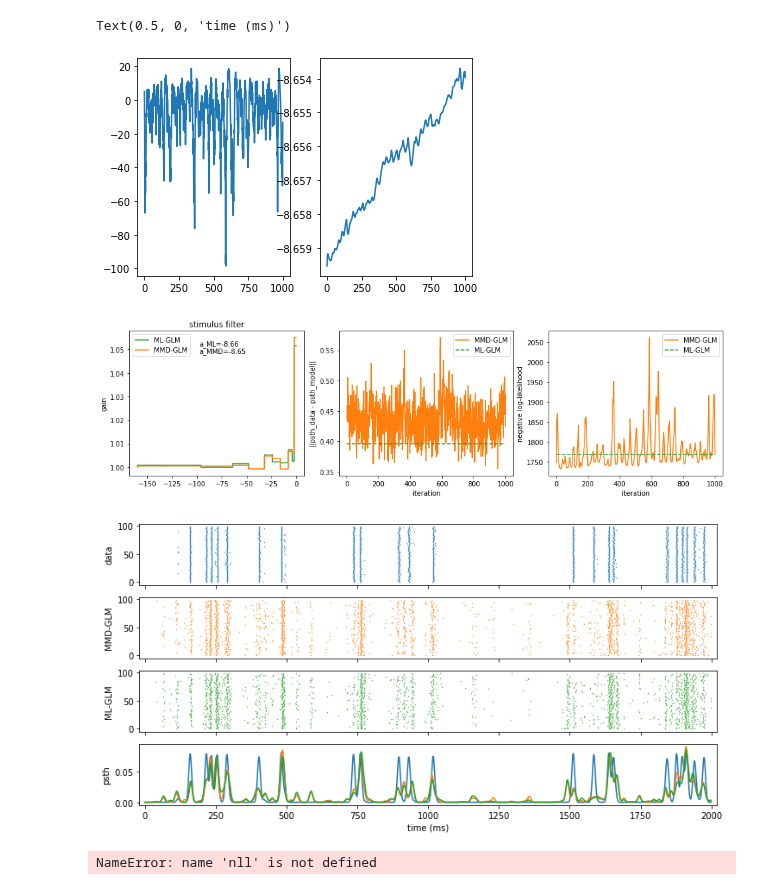
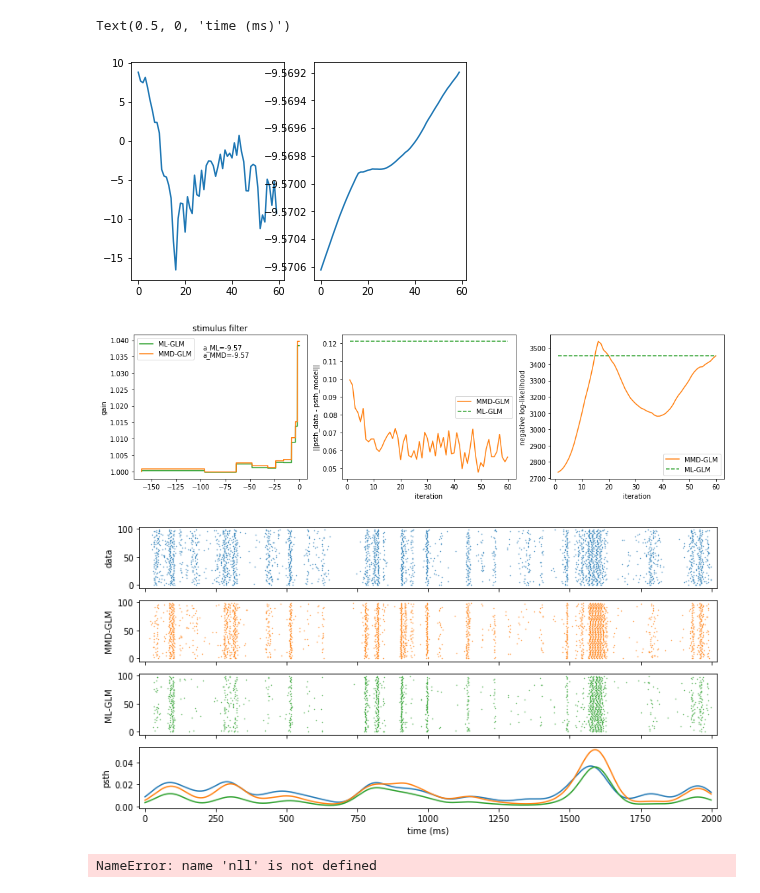
Before and after one commit to diegoarri91/mmd-glm, a Jupyter notebook: cool_stuff/thing_psth.ipynb, the cells around one changed output. Drawn from its saved outputs; the diff is of its cells as text; code cells hidden in the pictures.

```diff
--- a/cool_stuff/thing_psth.ipynb
+++ b/cool_stuff/thing_psth.ipynb
@@ -71,7 +74,7 @@ mmdglm = MMDGLM(u0=u0_mmd, kappa=kappa_mmd.copy(), eta=eta_mmd.copy())
 # mmdglm.non_linearity_torch = lambda x: torch.exp(x)
 # mmdglm.non_linearity = lambda x: np.exp(x)
 
-kernel_conv = KernelFun.gaussian_delta(5)
+kernel_conv = KernelFun.gaussian_delta(50)
 
 def kernel_psth(t,  mask_spikes1, mask_spikes2):
     st1 = SpikeTrain(t, mask_spikes1)
@@ -105,7 +108,7 @@ mmd_ml = torch.mean(kernel_psth(t,  mask_spikes_train, mask_spikes_train)[np.tri
 
 n_batch_fr = 100
 lam_mmd = 1e0
-ll, num_epochs, lr = False, 1000, 1e-4
+ll, num_epochs, lr = False, 60, 5e-5
 
 psth_val = np.mean(st_d_val.convolve(kernel_conv), 1)
 psth_ml = np.mean(st_fr_ml.convolve(kernel_conv), 1)
@@ -167,7 +170,7 @@ ax4.set_xlabel('time (ms)')
 Text(0.5, 0, 'time (ms)')
-[figure, old version]
+[figure, new version]
-[figure, old version]
+[figure, new version]
-[figure, old version]
+[figure, new version]
 # %%
 fig1.savefig('/home/diego/Dropbox/minimizing_psth1.png')
 fig2.savefig('/home/diego/Dropbox/minimizing_psth2.png')
```
Also changed, not shown: parts of 3 cells of this notebook, 15 other files.
